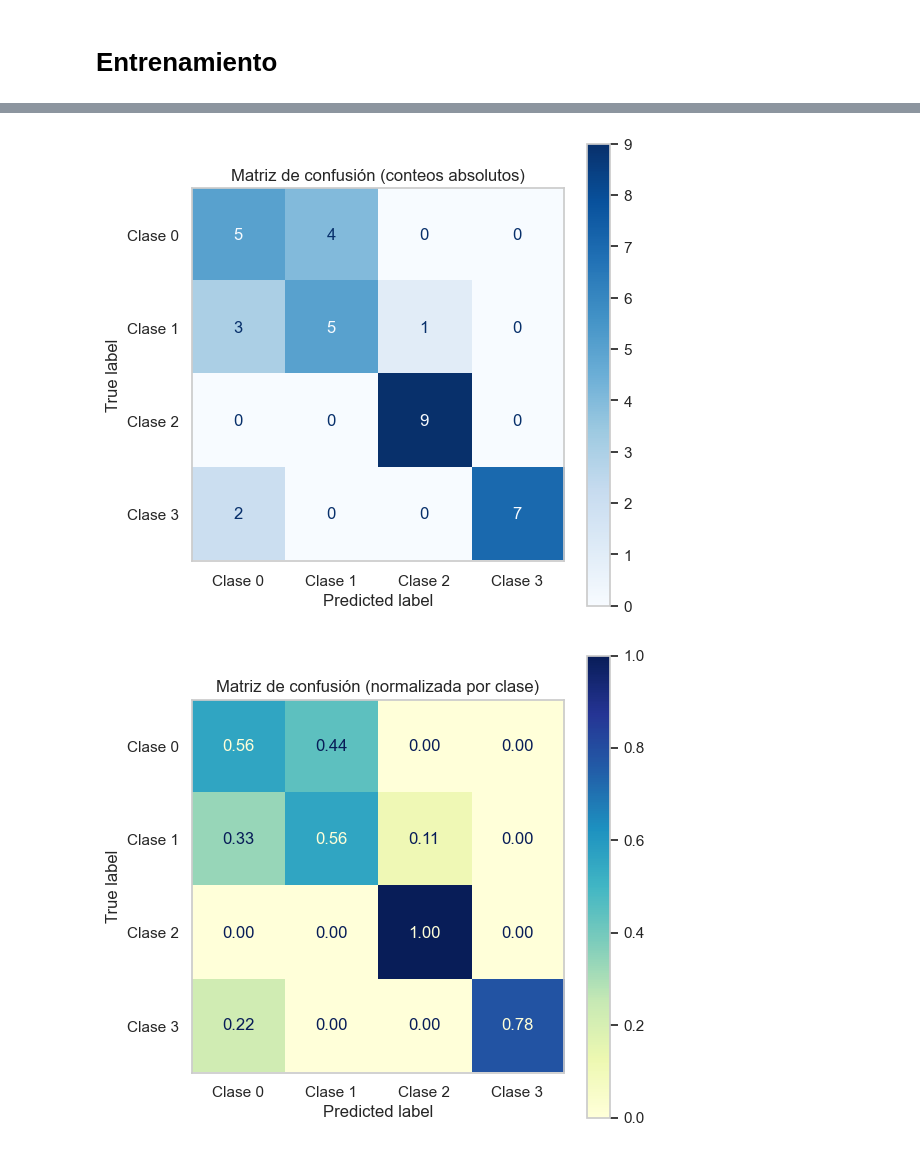
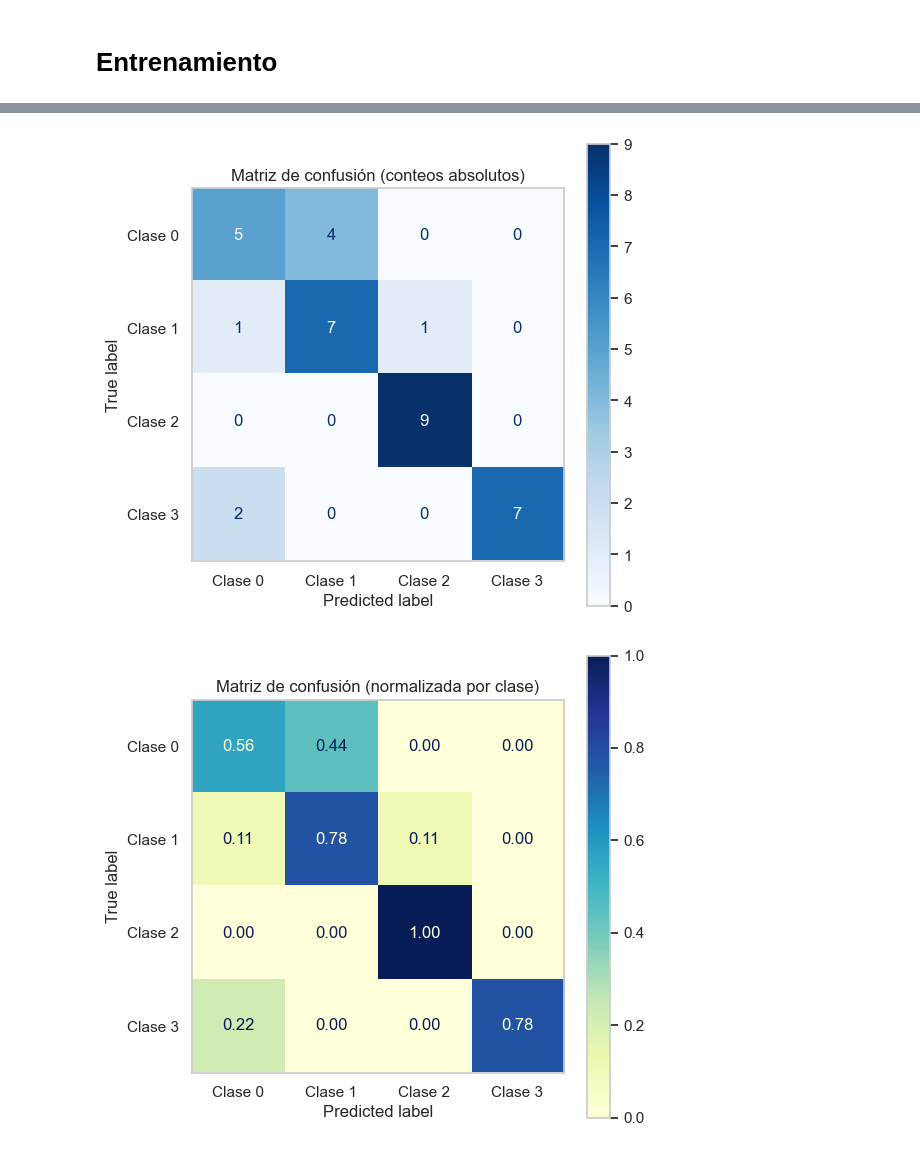
Before and after one commit to Nahuelvel/Proyecto-Inteligencia-Computacional, a Jupyter notebook: notebooks/Clasificacion_sinteticos.ipynb, the cells around one changed output, grey strips where cells are left out. Drawn from its saved outputs; the diff is of its cells as text; code cells hidden in the pictures.

```diff
--- a/notebooks/Clasificacion_sinteticos.ipynb
+++ b/notebooks/Clasificacion_sinteticos.ipynb
@@ -1034,7 +1062,7 @@ all_curves = []
 times = []
 
 for train_run in range(n_trains):
-    model = MLPModel(input_size=X_train_t.shape[1], hidden_size=20, dropout_rate=0.5)  # INSERTE CÓDIGO
+    model = MLPModel(input_size=X_train_t.shape[1], hidden_size=20, dropout_rate=0.3)  # INSERTE CÓDIGO
 
     curves, total_time = train_model(
         model,
@@ -1083,7 +1145,7 @@ batch_size = 4
 criterion = nn.CrossEntropyLoss()
 n_trains = 5
 n_features = 11
-n_classes = 8
+n_classes = 4
 
 epochs = 40
 
@@ -1138,5 +1200,5 @@ Tiempo de entrenamiento promedio de 5 corridas: 63.98 +- 1.00 [s]
 # %%
-cm, cm_norm = plot_cm(model, test_dataset, batch_size=4, class_names=["Clase 0", "Clase 1", "Clase 2", "Clase 3"])
+cm, cm_norm = plot_cm(model, test_dataset, batch_size=32, class_names=["Clase 0", "Clase 1", "Clase 2", "Clase 3"])
 # %% [output]
-[figure, old version]
+[figure, new version]
-[figure, old version]
+[figure, new version]
```
Also changed, not shown: parts of 6 cells of this notebook, 13 other files.
